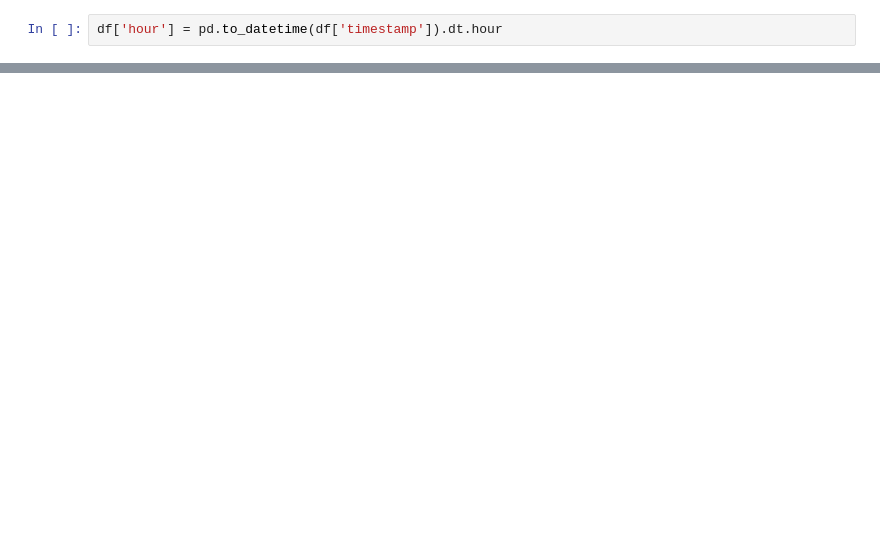
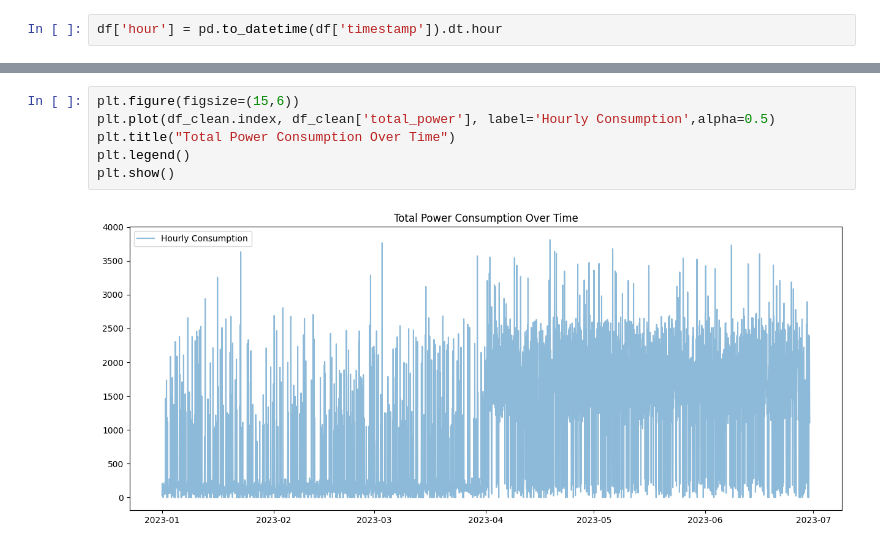
Before and after one commit to mailech/SmartEnergy-Consumption, a Jupyter notebook: NEW DATA.ipynb, the cells around one changed output, grey strips where cells are left out. Cells and saved outputs as stored; diff of their text form; blank space fills up the shorter version.

```diff
--- a/NEW DATA.ipynb
+++ b/NEW DATA.ipynb
@@ -235,0 +232,8 @@ plt.show()
+# %%
+plt.figure(figsize=(15,6))
+plt.plot(df_clean.index, df_clean['total_power'], label='Hourly Consumption',alpha=0.5)
+plt.title("Total Power Consumption Over Time")
+plt.legend()
+plt.show()
+# %% [output]
+[figure, added]
```
Also changed, not shown: parts of 15 cells of this notebook, 3 other files.
